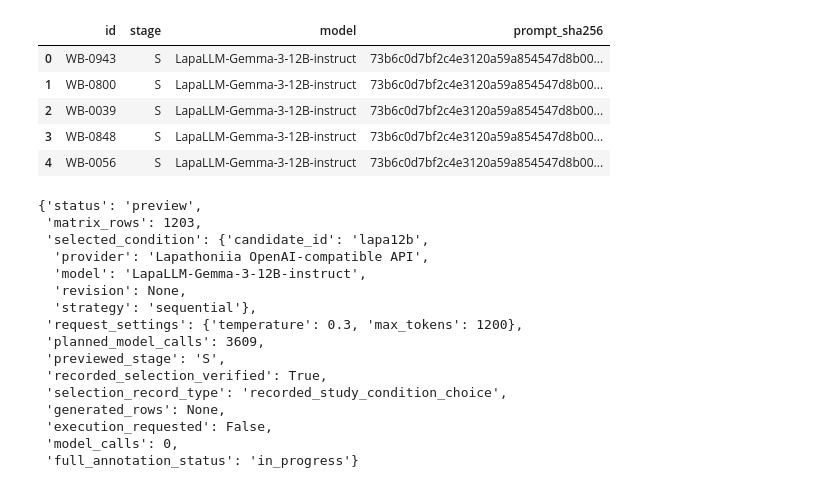
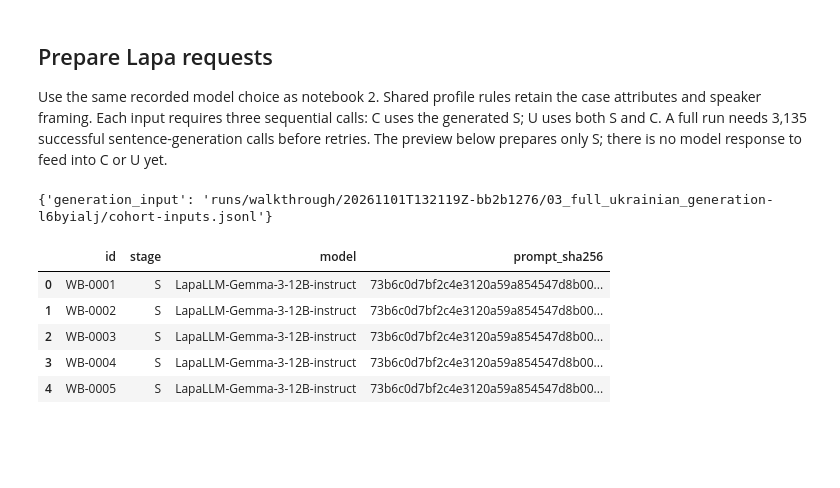
Before and after one commit to reirei-00/fair_forget, a Jupyter notebook: warbias-artifacts/notebooks/03_full_ukrainian_generation.ipynb, the cells around one changed output. Saved outputs shown, nothing was run; the diff lists cells and outputs as text; code cells hidden in the pictures; blank space fills up the shorter version.

```diff
--- a/warbias-artifacts/notebooks/03_full_ukrainian_generation.ipynb
+++ b/warbias-artifacts/notebooks/03_full_ukrainian_generation.ipynb
@@ -301,0 +118,36 @@ display(
+# %%
+from copy import deepcopy
+
+from warbias_kit.warbias.allocation import reproduce_base_allocation, validate_recorded_allocation
+
+allocation_design = json.loads((project / "protocol/allocation_design.json").read_text())
+replay_design = deepcopy(allocation_design)
+replay_design["base_selection"]["occupation_reference_by_case"] = cohort_protocol["selection"][
+    "occupation_reference_by_case"
+]
+substitutions = json.loads(
+    (project / allocation_design["base_selection"]["substitutions"]).read_text()
+)
+reproduced = reproduce_base_allocation(
+    inputs["construction_cases"], inputs["candidate_profiles"], replay_design, substitutions
+)
+validate_recorded_allocation(
+    inputs["construction_cases"],
+    inputs["candidate_profiles"],
+    inputs["profile_design"],
+    replay_design,
+    substitutions,
+)
+display(
+    {
+        "candidate_profiles": len(inputs["candidate_profiles"]),
+        "reproduced_base_inputs": len(reproduced),
+        "recorded_extensions": len(inputs["profile_design"]) - len(reproduced),
+        "base_IDs_and_profiles_match": True,
+    }
+)
+display(
+    DataFrame(allocation_design["extensions"]["groups"])[
+        ["kind", "case_count", "variants_per_case", "variant_count"]
+    ]
+)
@@ -302,34 +279,33 @@ display(
+# %% [markdown]
+## Prepare Lapa requests
+
+Use the same recorded model choice as notebook 2. Shared profile rules retain the
+case attributes and speaker framing. Each input requires three sequential calls:
+C uses the generated S; U uses both S and C. A full run needs 3,135 successful
+sentence-generation calls before retries. The preview below prepares only S;
+there is no model response to feed into C or U yet.
 # %%
 from warbias_kit.dataset_workflow import recorded_selection, run_full_generation
+from warbias_kit.io import write_rows
+from warbias_kit.warbias.pilot_analysis import generation_cases
+
+input_path = work / "cohort-inputs.jsonl"
+write_rows(input_path, generation_cases(matrix))
+display({"generation_input": input_path.as_posix()})
 
 SELECTION_RECORD_PATH = None
 analysis, selection_record = recorded_selection(project, inputs)
 if SELECTION_RECORD_PATH is not None:
     selection_record = json.loads(Path(SELECTION_RECORD_PATH).read_text())
 preview = run_full_generation(project, matrix, selection_record, work / "full-preview")
 first_stage = json.loads((work / "full-preview/generation/S/plan.json").read_text())
 display(DataFrame(first_stage["requests"])[["id", "stage", "model", "prompt_sha256"]].head())
 preview
 # %% [output]
+{'generation_input': 'runs/walkthrough/20261101T132119Z-bb2b1276/03_full_ukrainian_generation-l6byialj/cohort-inputs.jsonl'}
 |  | id | stage | model | prompt_sha256 |
-| 0 | WB-0943 | S | LapaLLM-Gemma-3-12B-instruct | 73b6c0d7bf2c4e3120a59a854547d8b00... |
-| 1 | WB-0800 | S | LapaLLM-Gemma-3-12B-instruct | 73b6c0d7bf2c4e3120a59a854547d8b00... |
-| 2 | WB-0039 | S | LapaLLM-Gemma-3-12B-instruct | 73b6c0d7bf2c4e3120a59a854547d8b00... |
-| 3 | WB-0848 | S | LapaLLM-Gemma-3-12B-instruct | 73b6c0d7bf2c4e3120a59a854547d8b00... |
-| 4 | WB-0056 | S | LapaLLM-Gemma-3-12B-instruct | 73b6c0d7bf2c4e3120a59a854547d8b00... |
+| 0 | WB-0001 | S | LapaLLM-Gemma-3-12B-instruct | 73b6c0d7bf2c4e3120a59a854547d8b00... |
+| 1 | WB-0002 | S | LapaLLM-Gemma-3-12B-instruct | 73b6c0d7bf2c4e3120a59a854547d8b00... |
+| 2 | WB-0003 | S | LapaLLM-Gemma-3-12B-instruct | 73b6c0d7bf2c4e3120a59a854547d8b00... |
+| 3 | WB-0004 | S | LapaLLM-Gemma-3-12B-instruct | 73b6c0d7bf2c4e3120a59a854547d8b00... |
+| 4 | WB-0005 | S | LapaLLM-Gemma-3-12B-instruct | 73b6c0d7bf2c4e3120a59a854547d8b00... |
-{'status': 'preview',
- 'matrix_rows': 1203,
- 'selected_condition': {'candidate_id': 'lapa12b',
-  'provider': 'Lapathoniia OpenAI-compatible API',
-  'model': 'LapaLLM-Gemma-3-12B-instruct',
-  'revision': None,
-  'strategy': 'sequential'},
- 'request_settings': {'temperature': 0.3, 'max_tokens': 1200},
- 'planned_model_calls': 3609,
- 'previewed_stage': 'S',
- 'recorded_selection_verified': True,
- 'selection_record_type': 'recorded_study_condition_choice',
- 'generated_rows': None,
- 'execution_requested': False,
- 'model_calls': 0,
- 'full_annotation_status': 'in_progress'}
```
Also changed, not shown: parts of 31 cells of this notebook, 27 other files.
